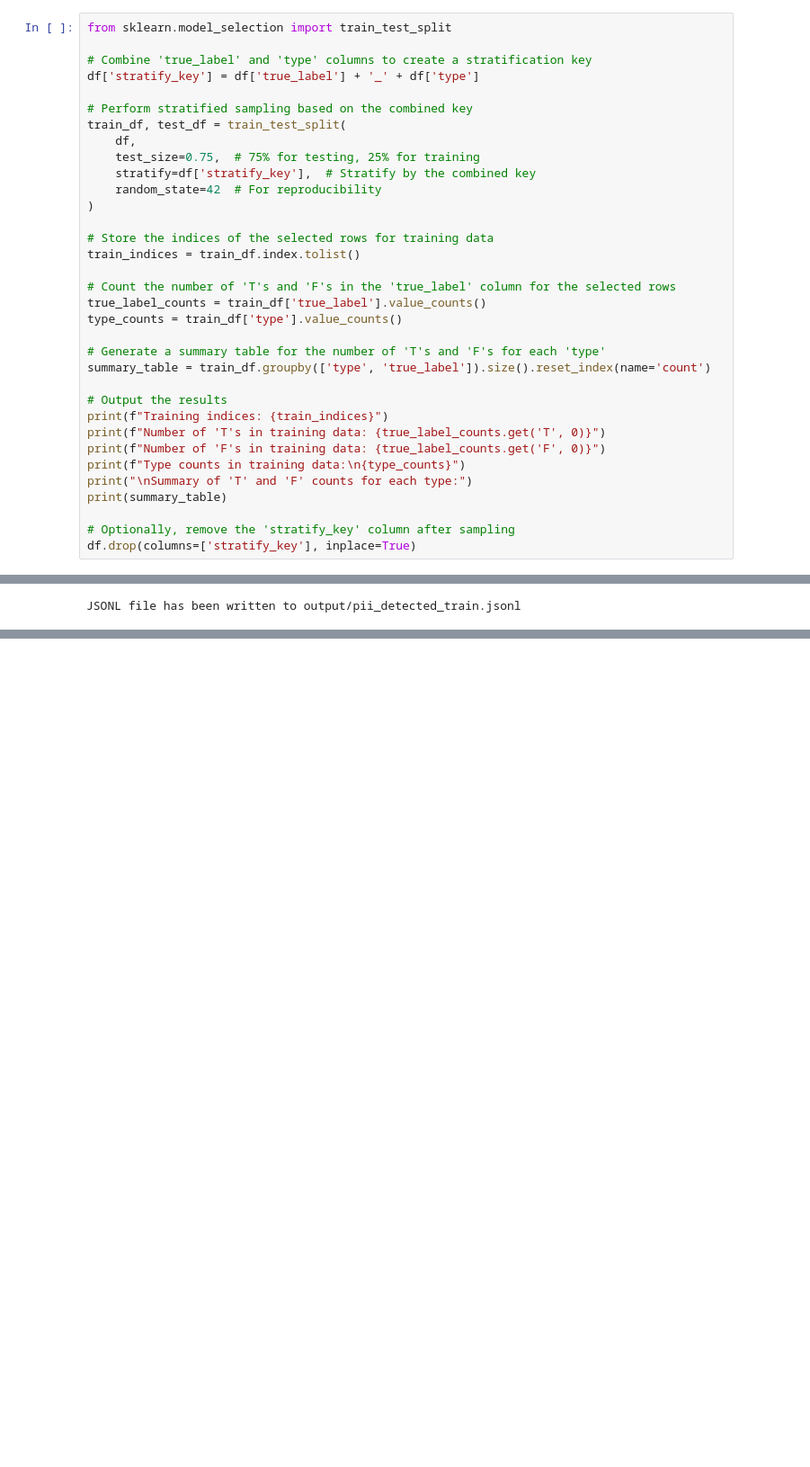
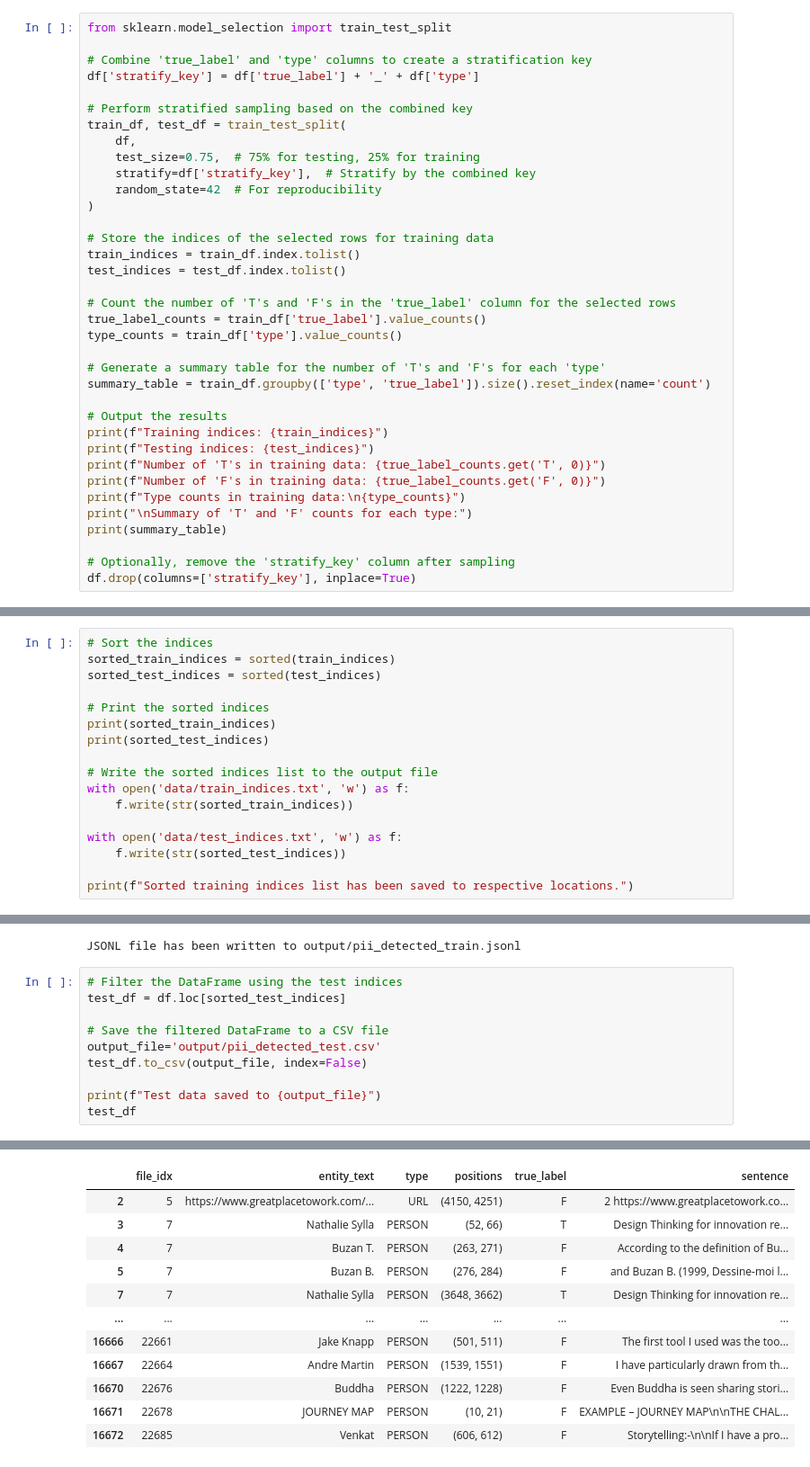
Before and after one commit to Jackshen-02/privacy_research, a Jupyter notebook: Privacy_PLUS-main/pii_detected_to_json.ipynb, the cells around one changed output, grey strips where cells are left out. Shown at 90% size. Drawn from its saved outputs; the diff is of its cells as text; blank space fills up the shorter version.

```diff
--- a/Privacy_PLUS-main/pii_detected_to_json.ipynb
+++ b/Privacy_PLUS-main/pii_detected_to_json.ipynb
@@ -57,6 +57,7 @@ train_df, test_df = train_test_split(
 
 # Store the indices of the selected rows for training data
 train_indices = train_df.index.tolist()
+test_indices = test_df.index.tolist()
 
 # Count the number of 'T's and 'F's in the 'true_label' column for the selected rows
 true_label_counts = train_df['true_label'].value_counts()
@@ -67,6 +68,7 @@ summary_table = train_df.groupby(['type', 'true_label']).size().reset_index(name
 
 # Output the results
 print(f"Training indices: {train_indices}")
+print(f"Testing indices: {test_indices}")
 print(f"Number of 'T's in training data: {true_label_counts.get('T', 0)}")
 print(f"Number of 'F's in training data: {true_label_counts.get('F', 0)}")
 print(f"Type counts in training data:\n{type_counts}")
@@ -99,0 +98,17 @@ print(sorted(train_indices))
+# %%
+# Sort the indices
+sorted_train_indices = sorted(train_indices)
+sorted_test_indices = sorted(test_indices)
+
+# Print the sorted indices
+print(sorted_train_indices)
+print(sorted_test_indices)
+
+# Write the sorted indices list to the output file
+with open('data/train_indices.txt', 'w') as f:
+    f.write(str(sorted_train_indices))
+
+with open('data/test_indices.txt', 'w') as f:
+    f.write(str(sorted_test_indices))
+
+print(f"Sorted training indices list has been saved to respective locations.")
@@ -139,3 +158,14 @@ with open(output_file, 'w') as f:
 print(f"JSONL file has been written to {output_file}")
 # %% [output]
 JSONL file has been written to output/pii_detected_train.jsonl
+# %%
+# Filter the DataFrame using the test indices
+test_df = df.loc[sorted_test_indices]
+
+# Save the filtered DataFrame to a CSV file
+output_file='output/pii_detected_test.csv'
+test_df.to_csv(output_file, index=False)
+
+print(f"Test data saved to {output_file}")
+test_df
+# %% [output]
@@ -141,0 +173,12 @@ JSONL file has been written to output/pii_detected_train.jsonl
+|  | file_idx | entity_text | type | positions | true_label | sentence |
+| 2 | 5 | https://www.greatplacetowork.com/... | URL | (4150, 4251) | F | 2 https://www.greatplacetowork.co... |
+| 3 | 7 | Nathalie Sylla | PERSON | (52, 66) | T | Design Thinking for innovation re... |
+| 4 | 7 | Buzan T. | PERSON | (263, 271) | F | According to the definition of Bu... |
+| 5 | 7 | Buzan B. | PERSON | (276, 284) | F | and Buzan B. (1999, Dessine-moi l... |
+| 7 | 7 | Nathalie Sylla | PERSON | (3648, 3662) | T | Design Thinking for innovation re... |
+| ... | ... | ... | ... | ... | ... | ... |
+| 16666 | 22661 | Jake Knapp | PERSON | (501, 511) | F | The first tool I used was the too... |
+| 16667 | 22664 | Andre Martin | PERSON | (1539, 1551) | F | I have particularly drawn from th... |
+| 16670 | 22676 | Buddha | PERSON | (1222, 1228) | F | Even Buddha is seen sharing stori... |
+| 16671 | 22678 | JOURNEY MAP | PERSON | (10, 21) | F | EXAMPLE – JOURNEY MAP\n\nTHE CHAL... |
+| 16672 | 22685 | Venkat | PERSON | (606, 612) | F | Storytelling:-\n\nIf I have a pro... |
```
Also changed, not shown: parts of 4 cells of this notebook, 18 other files.
